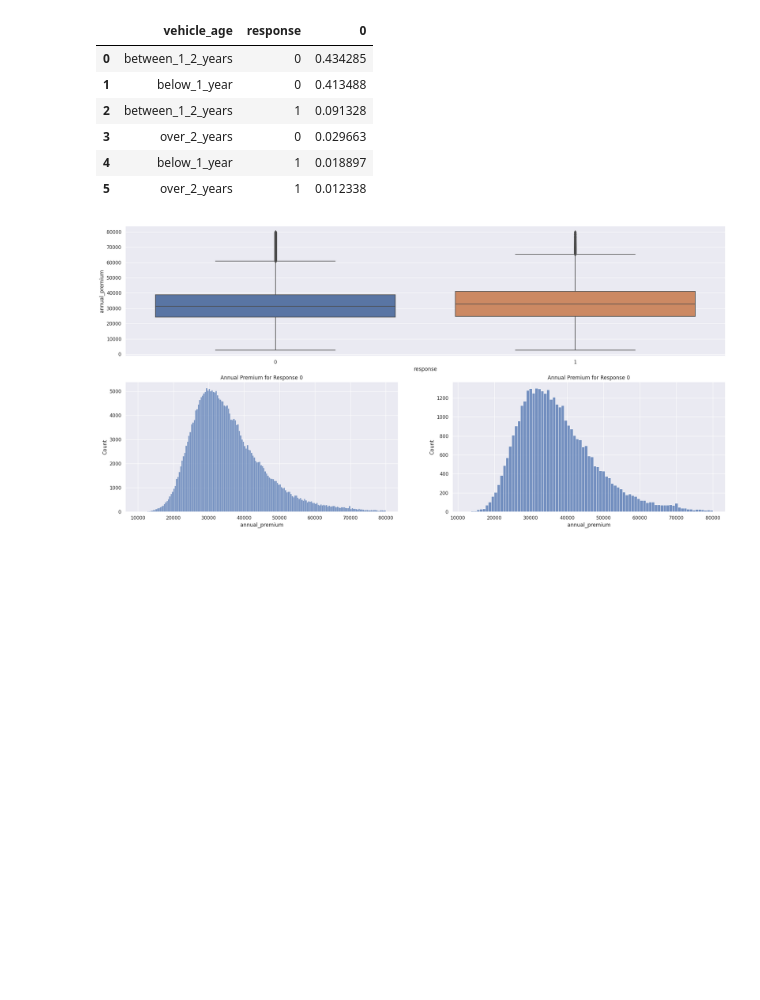
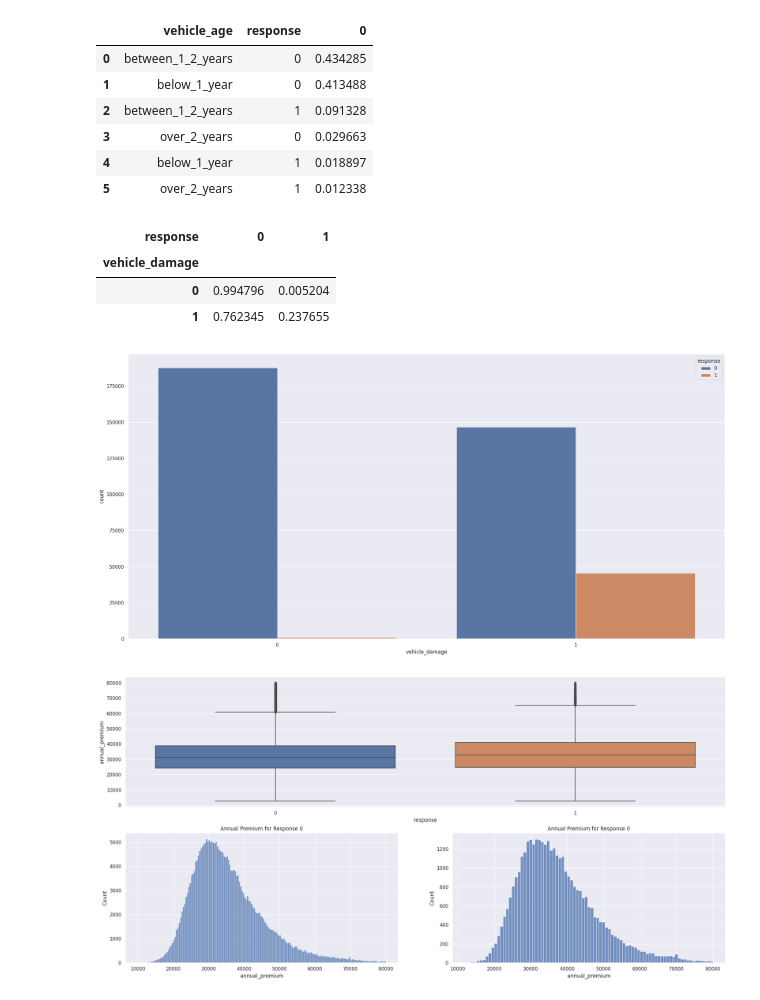
Before and after one commit to matheusventurads/health-insurance-cross-sell, a Jupyter notebook: notebooks/1.0-mv-initial-data-exploration.ipynb, the cells around one changed output. Saved outputs shown, nothing was run; the diff lists cells and outputs as text; code cells hidden in the pictures; blank space fills up the shorter version.

```diff
--- a/notebooks/1.0-mv-initial-data-exploration.ipynb
+++ b/notebooks/1.0-mv-initial-data-exploration.ipynb
@@ -206,6 +217,15 @@ df4[['vehicle_age', 'response']].value_counts(normalize=True).reset_index()
 | 5 | over_2_years | 1 | 0.012338 |
 # %%
 # 'vehicle_damage'
+sns.countplot(x=df4['vehicle_damage'], hue=df4['response'])
+
+pd.crosstab(df4['vehicle_damage'], df4['response']).apply(lambda x: x/x.sum(), axis=1)
+# %% [output]
+| response | 0 | 1 |
+| vehicle_damage |  |  |
+| 0 | 0.994796 | 0.005204 |
+| 1 | 0.762345 | 0.237655 |
+[figure, added]
 # %%
 # 'annual_premium'
 G = gridspec.GridSpec(2, 2)
```
Also changed, not shown: parts of 6 cells of this notebook.
